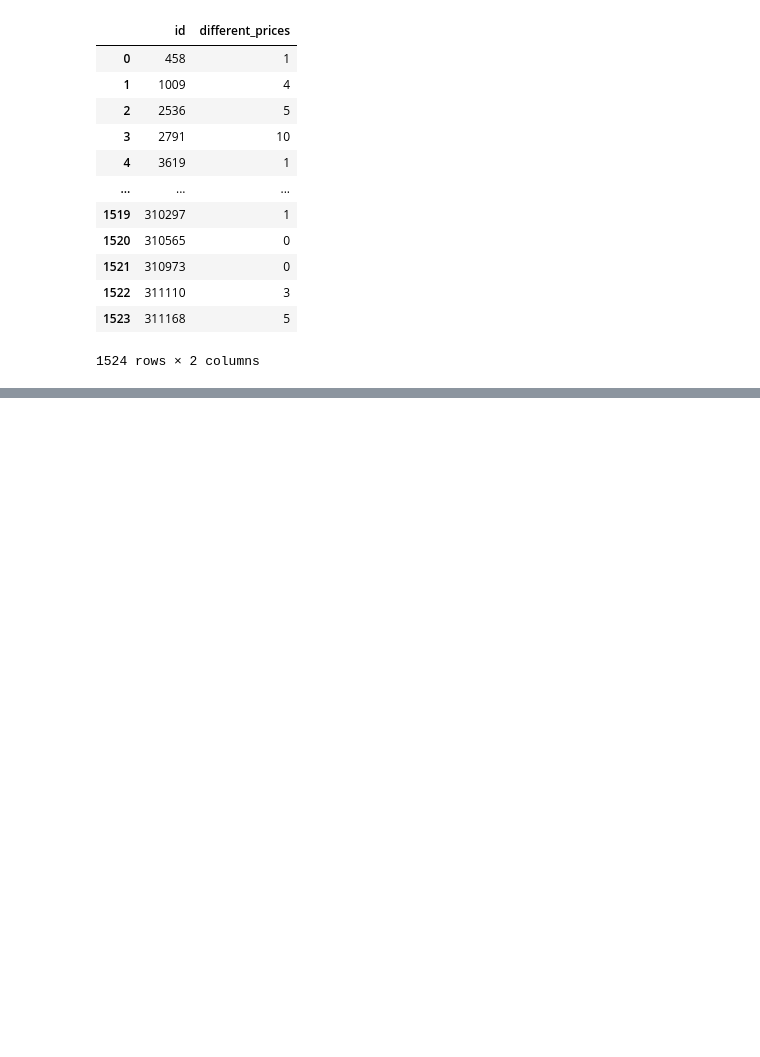
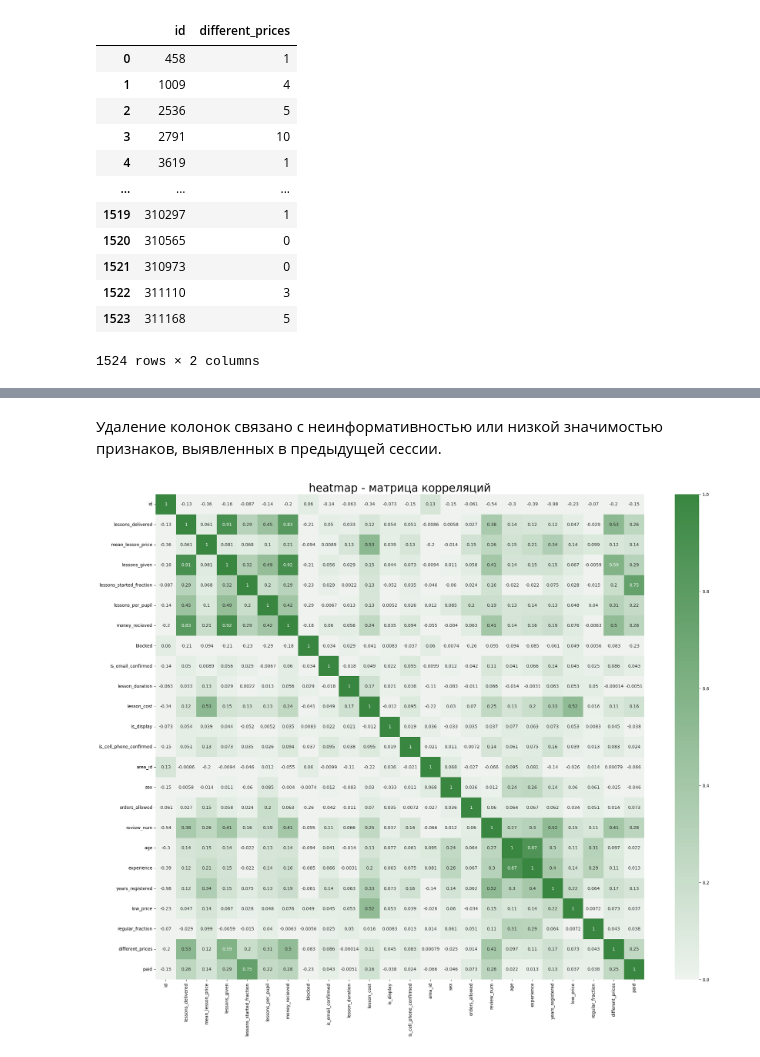
Before and after one commit to AndreiChernovJr/Repetitor-efficiency-and-antifraud, a Jupyter notebook: research_workbook.ipynb, the cells around one changed output, grey strips where cells are left out. Cells and saved outputs as stored; diff of their text form; code cells hidden in the pictures; blank space fills up the shorter version.

```diff
--- a/research_workbook.ipynb
+++ b/research_workbook.ipynb
@@ -1255,0 +1370,2 @@ data = pd.merge(data, different_prices, on = 'id', how='inner')
+# %%
+status_code_fraction = status_code_fraction.rename(columns={'working_teacher_id': 'id'})
@@ -1255,0 +1388,2 @@ data = pd.merge(data, different_prices, on = 'id', how='inner')
+# %%
+data = pd.merge(data, status_code_fraction, on = 'id', how = 'inner')
@@ -1255,0 +1425,7 @@ data = pd.merge(data, different_prices, on = 'id', how='inner')
+# %%
+cat_cols = ['is_email_confirmed',
+            'lesson_duration', 'is_display', 'is_cell_phone_confirmed',
+           'area_id', 'sex', 'orders_allowed', 'low_price']
+# %%
+encoder = OrdinalEncoder()
+data[cat_cols] = encoder.fit_transform(data[cat_cols])
@@ -1255,0 +1435,10 @@ data = pd.merge(data, different_prices, on = 'id', how='inner')
+# %% [markdown]
+Удаление колонок связано с неинформативностью или низкой значимостью признаков, выявленных в предыдущей сессии.
+# %%
+f, ax = plt.subplots(figsize=(25, 20))
+cmap = sns.diverging_palette(170, 130, as_cmap=True)
+ax = sns.heatmap(data.corr(), cmap=cmap, annot=True, vmax=1, vmin=0, center=0, linewidths=0, xticklabels=True, yticklabels=True)
+plt.title('heatmap - матрица корреляций', fontsize=25)
+plt.show()
+# %% [output]
+[figure, added]
```
Also changed, not shown: parts of 94 cells of this notebook.
